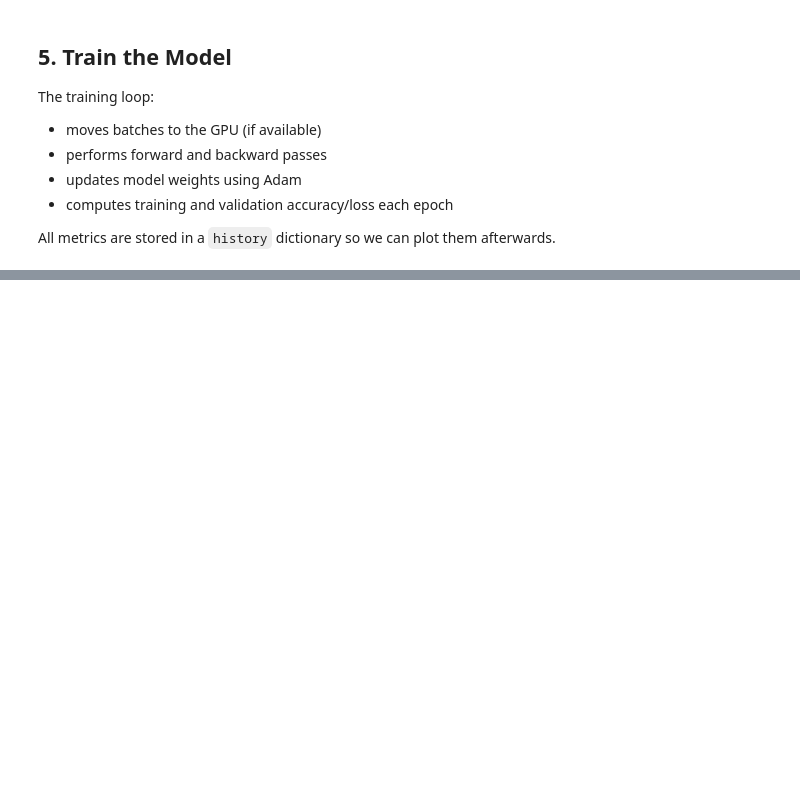
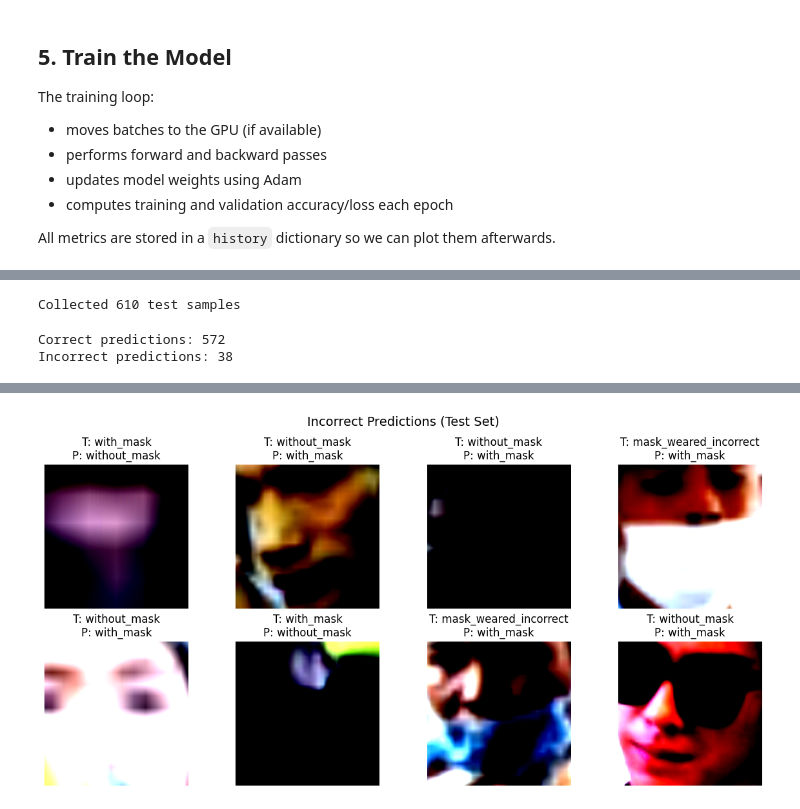
Before and after one commit to davidyl0479/image-detection-projects, a Jupyter notebook: face-mask-tl/main.ipynb, the cells around one changed output, grey strips where cells are left out. Saved outputs shown, nothing was run; the diff lists cells and outputs as text; code cells hidden in the pictures; blank space fills up the shorter version.

Commit message:
Update face-mask TL notebook and ignore training artifacts

```diff
--- a/face-mask-tl/main.ipynb
+++ b/face-mask-tl/main.ipynb
@@ -157,0 +185,4 @@ KeyboardInterrupt:
+# %%
+import json
+with open("artifacts/history.json", "w") as f:
+    json.dump(history, f)
@@ -157,0 +207,7 @@ KeyboardInterrupt:
+# %%
+# Build class_names in the correct index order
+idx_to_class = {v: k for k, v in class_to_idx.items()}
+class_names = [idx_to_class[i] for i in range(len(idx_to_class))]
+
+print("class_to_idx:", class_to_idx)
+print("class_names (index order):", class_names)
@@ -157,0 +282,61 @@ KeyboardInterrupt:
+# %%
+# Collect predictions with corresponding inputs
+import torch
+
+model.eval()
+device = next(model.parameters()).device
+
+results = []
+
+with torch.no_grad():
+    for images, labels in test_loader:
+        images = images.to(device)
+        labels = labels.to(device)
+
+        outputs = model(images)
+        _, preds = outputs.max(1)
+
+        for img, true_lbl, pred_lbl in zip(images, labels, preds):
+            results.append({
+                "image": img.cpu(),
+                "true": true_lbl.item(),
+                "pred": pred_lbl.item()
+            })
+
+print(f"Collected {len(results)} test samples")
+# %% [output]
+Collected 610 test samples
+# %%
+# Split correct and incorrect predictions
+correct = [r for r in results if r["true"] == r["pred"]]
+incorrect = [r for r in results if r["true"] != r["pred"]]
+
+print(f"Correct predictions: {len(correct)}")
+print(f"Incorrect predictions: {len(incorrect)}")
+# %% [output]
+Correct predictions: 572
+Incorrect predictions: 38
+# %%
+# Visualise some incorrect predictions
+import matplotlib.pyplot as plt
+import random
+
+n_show = 8
+samples = random.sample(incorrect, min(n_show, len(incorrect)))
+
+plt.figure(figsize=(12, 6))
+
+for i, sample in enumerate(samples):
+    img = sample["image"].permute(1, 2, 0)
+    true_label = class_names[sample["true"]]
+    pred_label = class_names[sample["pred"]]
+
+    plt.subplot(2, 4, i + 1)
+    plt.imshow(img)
+    plt.title(f"T: {true_label}\nP: {pred_label}")
+    plt.axis("off")
+
+plt.suptitle("Incorrect Predictions (Test Set)", fontsize=14)
+plt.tight_layout()
+plt.show()
+# %% [output]
@@ -157,0 +351 @@ KeyboardInterrupt:
+[figure, added]
```
Also changed, not shown: parts of 15 cells of this notebook, 1 other file.
